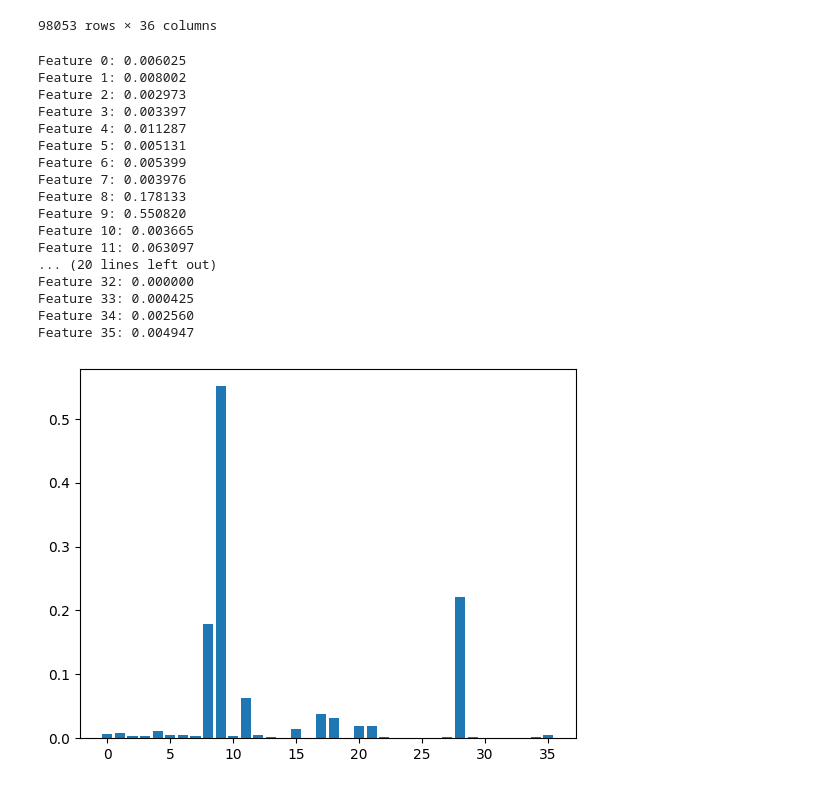
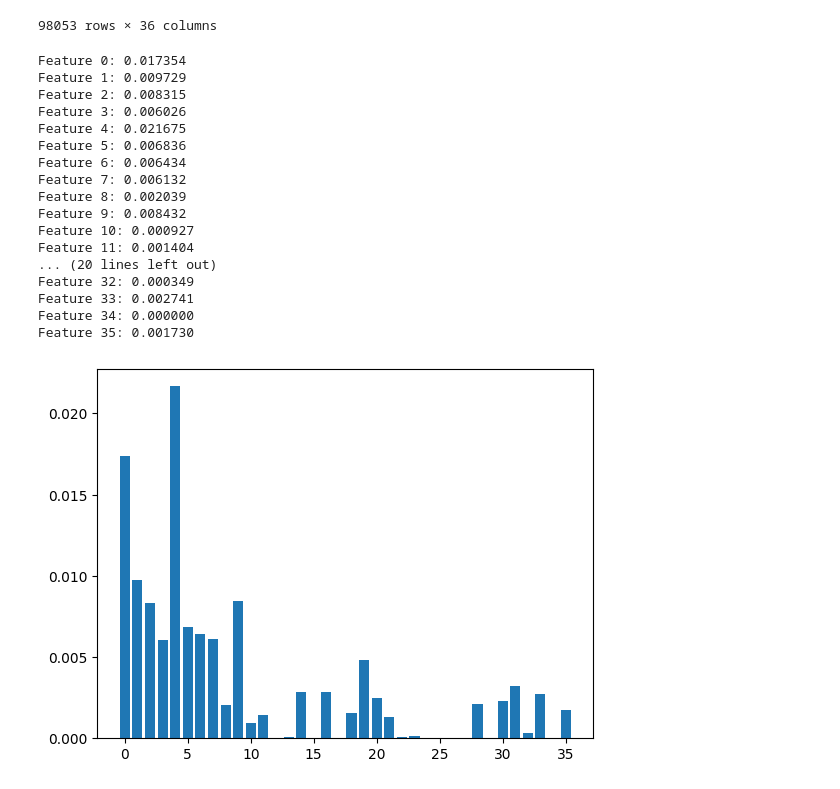
Before and after one commit to ozoamo/GlucoGuard_Analytics, a Jupyter notebook: jupyter-notebooks/feature_selection.ipynb, the cells around one changed output. Drawn from its saved outputs; the diff is of its cells as text; code cells hidden in the pictures.

```diff
--- a/jupyter-notebooks/feature_selection.ipynb
+++ b/jupyter-notebooks/feature_selection.ipynb
@@ -182,9 +182,9 @@ df_encoded_complete
 98053 rows × 36 columns
 # %%
 # retrieving numpy array
-dataset = df3.values
+
 X = df_encoded_complete.values
-y = dataset[:,-1]
+y = df3['readmitted_binary'].values
 
 # preparing target
 def prepare_targets(y_train, y_test):
@@ -192,50 +192,50 @@ def prepare_targets(y_train, y_test):
     le.fit(y_train)
     y_train_enc = le.transform(y_train)
     y_test_enc = le.transform(y_test)
     return y_train_enc, y_test_enc
 
 # splitting into train and test sets
 X_train, X_test, y_train, y_test = train_test_split(X, y, test_size=0.33, random_state=1)
 
 # feature selection
 def select_features(X_train, y_train, X_test):
     fs = SelectKBest(score_func=mutual_info_classif, k='all')
     fs.fit(X_train, y_train)
     X_train_fs = fs.transform(X_train)
     X_test_fs = fs.transform(X_test)
     return X_train_fs, X_test_fs, fs
 
 # preparing output data
 y_train_enc, y_test_enc = prepare_targets(y_train, y_test)
 
 # feature selection
 X_train_fs, X_test_fs, fs = select_features(X_train, y_train_enc, X_test)
 
 # what are scores for the features
 for i in range(len(fs.scores_)):
     print('Feature %d: %f' % (i, fs.scores_[i]))
 # plotting the scores
 plt.bar([i for i in range(len(fs.scores_))], fs.scores_)
 plt.show()
 # %% [output]
-Feature 0: 0.006025
-Feature 1: 0.008002
-Feature 2: 0.002973
-Feature 3: 0.003397
-Feature 4: 0.011287
-Feature 5: 0.005131
-Feature 6: 0.005399
-Feature 7: 0.003976
-Feature 8: 0.178133
-Feature 9: 0.550820
-Feature 10: 0.003665
-Feature 11: 0.063097
+Feature 0: 0.017354
+Feature 1: 0.009729
+Feature 2: 0.008315
+Feature 3: 0.006026
+Feature 4: 0.021675
+Feature 5: 0.006836
+Feature 6: 0.006434
+Feature 7: 0.006132
+Feature 8: 0.002039
+Feature 9: 0.008432
+Feature 10: 0.000927
+Feature 11: 0.001404
 ... (20 lines left out)
-Feature 32: 0.000000
-Feature 33: 0.000425
-Feature 34: 0.002560
-Feature 35: 0.004947
+Feature 32: 0.000349
+Feature 33: 0.002741
+Feature 34: 0.000000
+Feature 35: 0.001730
-[figure, old version]
+[figure, new version]
 # %%
 # Getting the feature names (if df_encoded_complete is a DataFrame, it has column names)
 feature_names = df_encoded_complete.columns
```
Also changed, not shown: parts of 1 cell of this notebook, 1 other file.
